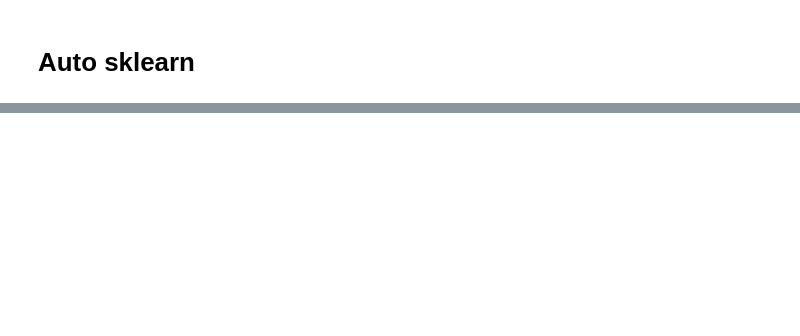
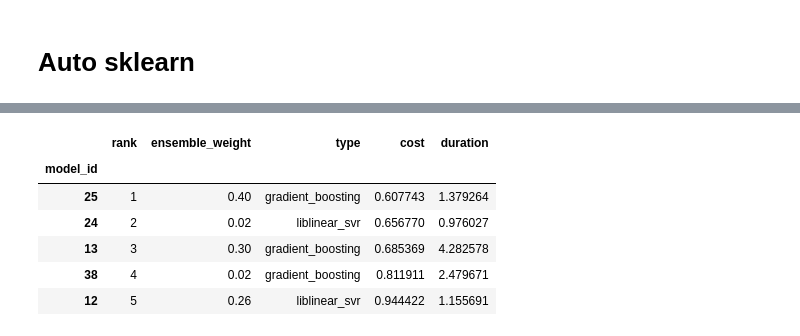
Before and after one commit to old2212/squawkit_predictor, a Jupyter notebook: model_code.ipynb, the cells around one changed output, grey strips where cells are left out. Saved outputs shown, nothing was run; the diff lists cells and outputs as text; code cells hidden in the pictures; blank space fills up the shorter version.

```diff
--- a/model_code.ipynb
+++ b/model_code.ipynb
@@ -179,0 +71,10 @@ dataset
+# %%
+automl.leaderboard()
+# %% [output]
+|  | rank | ensemble_weight | type | cost | duration |
+| model_id |  |  |  |  |  |
+| 25 | 1 | 0.40 | gradient_boosting | 0.607743 | 1.379264 |
+| 24 | 2 | 0.02 | liblinear_svr | 0.656770 | 0.976027 |
+| 13 | 3 | 0.30 | gradient_boosting | 0.685369 | 4.282578 |
+| 38 | 4 | 0.02 | gradient_boosting | 0.811911 | 2.479671 |
+| 12 | 5 | 0.26 | liblinear_svr | 0.944422 | 1.155691 |
```
Also changed, not shown: parts of 27 cells of this notebook, 1 other file.
